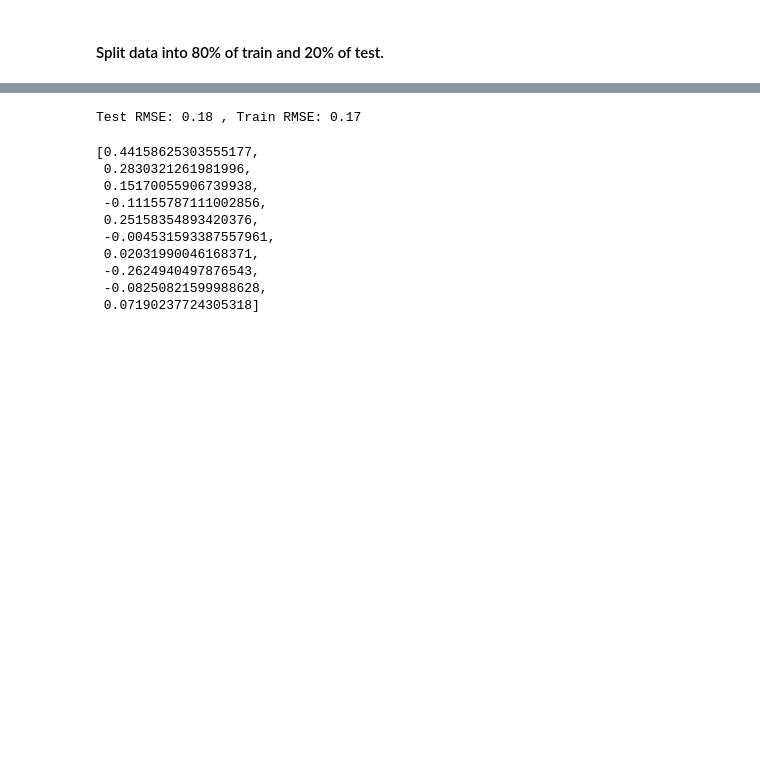
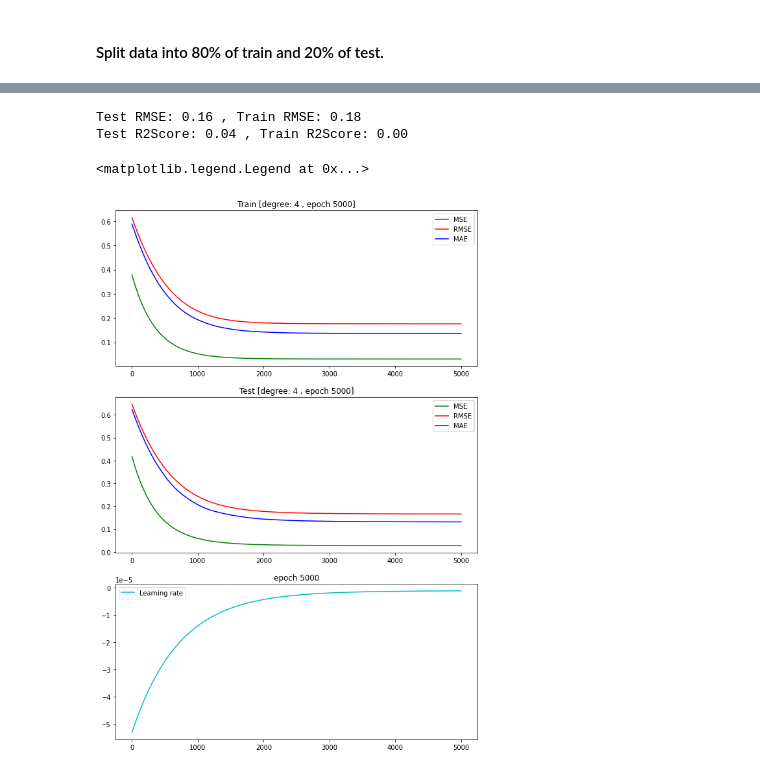
Before and after one commit to nahbos/AUT-Machine-Learning, a Jupyter notebook: Ex01_Q2.ipynb, the cells around one changed output, grey strips where cells are left out. Cells and saved outputs as stored; diff of their text form; code cells hidden in the pictures; blank space fills up the shorter version.

```diff
--- a/Ex01_Q2.ipynb
+++ b/Ex01_Q2.ipynb
@@ -319,25 +428,38 @@ epoch = 5000
 # %%
-coeffs, _ = Q1.gd(epoch=epoch, degree=degree, df_train=new_train.iloc[:, 1:], df_test=new_test.iloc[:, 1:],
-                  size=m, alpha=0.05, decay=0.0000003, report=False)
+coeffs, mr_lr_ep = Q1.gd(epoch=epoch, degree=degree, df_train=new_train.iloc[:, 1:], df_test=new_test.iloc[:, 1:],
+                  size=m, alpha=0.001, decay=0.0000003)
 train_pred = Q1.predY_cal(coeffs, new_train.iloc[:, 1:], degree=degree)
 test_pred = Q1.predY_cal(coeffs, new_test.iloc[:, 1:], degree=degree)
 
 tr_RMSE = mean_squared_error(new_train.iloc[:, -1], train_pred, squared=False)
 ts_RMSE = mean_squared_error(new_test.iloc[:, -1], test_pred, squared=False)
 
+tr_R2Score = r2_score(new_train.iloc[:, -1], train_pred)
+ts_R2Score = r2_score(new_test.iloc[:, -1], test_pred)
+
 print('Test RMSE: {:.2f} , Train RMSE: {:.2f}'.format(ts_RMSE, tr_RMSE))
+print('Test R2Score: {:.2f} , Train R2Score: {:.2f}'.format(ts_R2Score, tr_R2Score))
 # %% [output]
-Test RMSE: 0.18 , Train RMSE: 0.17
+Test RMSE: 0.16 , Train RMSE: 0.18
+Test R2Score: 0.04 , Train R2Score: 0.00
-# %%
-coeffs
-# %% [output]
-[0.44158625303555177,
- 0.2830321261981996,
- 0.15170055906739938,
- -0.11155787111002856,
- 0.25158354893420376,
- -0.004531593387557961,
- 0.02031990046168371,
- -0.2624940497876543,
- -0.08250821599988628,
- 0.07190237724305318]
+# %%
+fig, axs = plt.subplots(3, figsize=(10, 15))
+
+axs[0].set_title('Train [degree: {} , epoch {}]'.format(degree, epoch))
+axs[0].plot(mr_lr_ep[2], mr_lr_ep[0][0][0], 'g', label='MSE')
+axs[0].plot(mr_lr_ep[2], mr_lr_ep[0][0][1], 'r', label='RMSE')
+axs[0].plot(mr_lr_ep[2], mr_lr_ep[0][0][2], 'b', label='MAE')
+axs[0].legend()
+
+axs[1].set_title('Test [degree: {} , epoch {}]'.format(degree, epoch))
+axs[1].plot(mr_lr_ep[2], mr_lr_ep[0][1][0], 'g', label='MSE')
+axs[1].plot(mr_lr_ep[2], mr_lr_ep[0][1][1], 'r', label='RMSE')
+axs[1].plot(mr_lr_ep[2], mr_lr_ep[0][1][2], 'b', label='MAE')
+axs[1].legend()
+
+axs[2].set_title('epoch {}'.format(epoch))
+axs[2].plot(mr_lr_ep[2], mr_lr_ep[1], 'c', label='Learning rate')
+axs[2].legend()
+# %% [output]
+<matplotlib.legend.Legend at 0x...>
+[figure, added]
```
Also changed, not shown: parts of 16 cells of this notebook.
